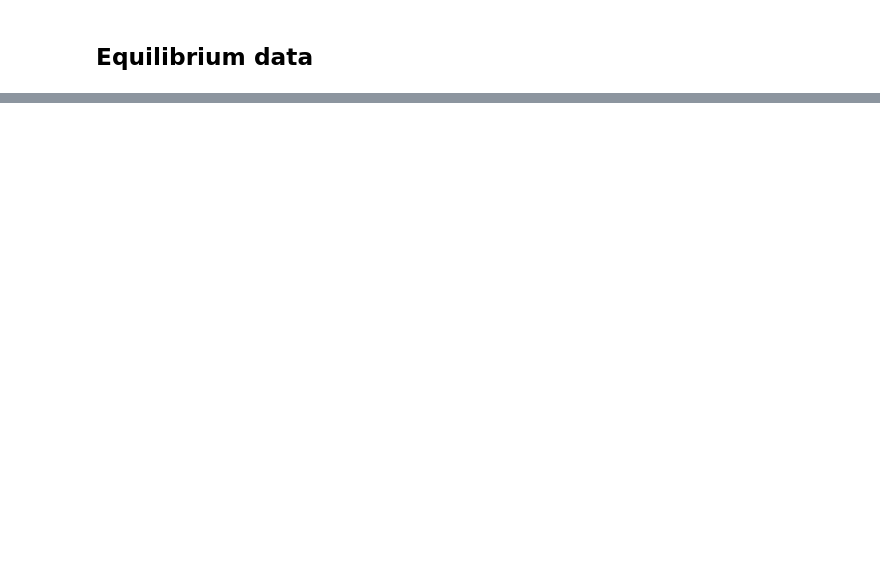
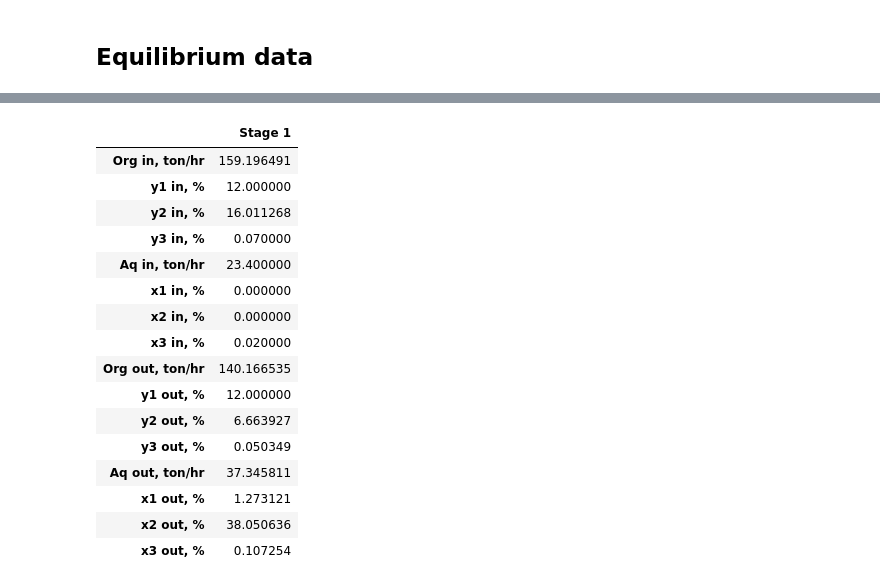
Before and after one commit to vladgap/LLC, a Jupyter notebook: Rotem_LLC_Washing_Simulation_OOP.ipynb, the cells around one changed output, grey strips where cells are left out. Cells and saved outputs as stored; diff of their text form; code cells hidden in the pictures; blank space fills up the shorter version.

```diff
--- a/Rotem_LLC_Washing_Simulation_OOP.ipynb
+++ b/Rotem_LLC_Washing_Simulation_OOP.ipynb
@@ -616,0 +650,20 @@ fig_equil10_1.show()
+# %%
+opt_bat.profile_table
+# %% [output]
+|  | Stage 1 |
+| Org in, ton/hr | 159.196491 |
+| y1 in, % | 12.000000 |
+| y2 in, % | 16.011268 |
+| y3 in, % | 0.070000 |
+| Aq in, ton/hr | 23.400000 |
+| x1 in, % | 0.000000 |
+| x2 in, % | 0.000000 |
+| x3 in, % | 0.020000 |
+| Org out, ton/hr | 140.166535 |
+| y1 out, % | 12.000000 |
+| y2 out, % | 6.663927 |
+| y3 out, % | 0.050349 |
+| Aq out, ton/hr | 37.345811 |
+| x1 out, % | 1.273121 |
+| x2 out, % | 38.050636 |
+| x3 out, % | 0.107254 |
```
Also changed, not shown: parts of 26 cells of this notebook.
